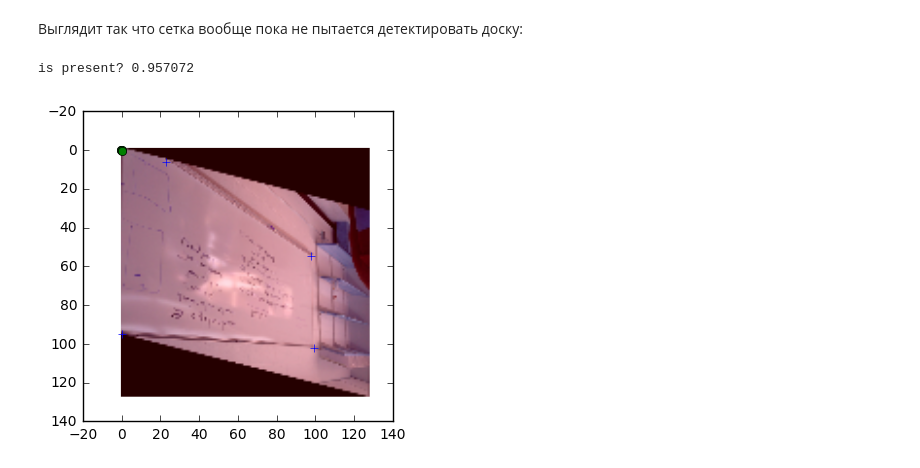
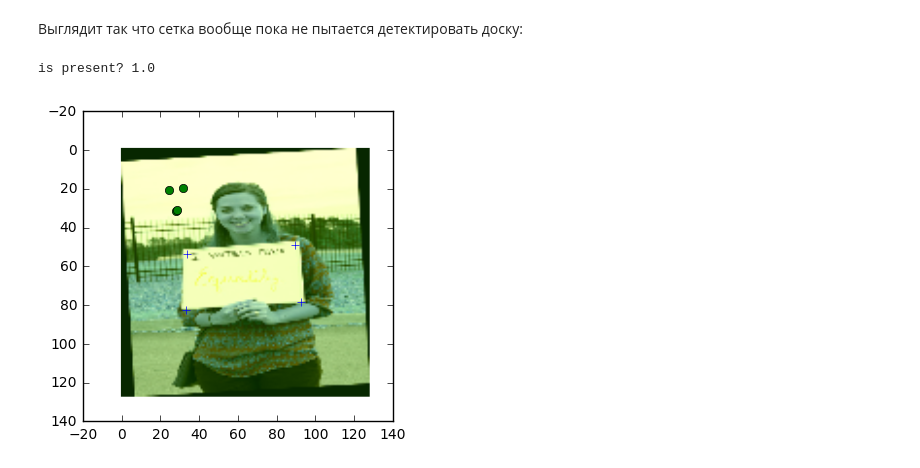
Before and after one commit to bbotio/whiteboard, a Jupyter notebook: models/Keras simple CNN.ipynb, the cells around one changed output. Drawn from its saved outputs; the diff is of its cells as text; code cells hidden in the pictures.

```diff
--- a/models/Keras simple CNN.ipynb
+++ b/models/Keras simple CNN.ipynb
@@ -26,6 +26,7 @@ from keras.layers import Input
 from keras import backend as K
 
 from models.model_zoo import lenet_like_convnet, whiteboard_detector, whiteboard_loss
+from models.image_generator import whiteboard_images
 
 sess = tf.Session()
 K.set_session(sess)
@@ -38,7 +39,7 @@ lenet = lenet_like_convnet(input_image)
 
 simple_detector = whiteboard_detector(input_image, lenet)
 
-simple_detector.compile(optimizer='sgd', loss=whiteboard_loss)
+simple_detector.compile(optimizer='adam', loss=whiteboard_loss)
 # %% [markdown]
 Учим модель:
 # %%
@@ -75,13 +62,13 @@ predictions = simple_detector.predict_on_batch(valid_batch_input)
 # %%
 %matplotlib inline
 from matplotlib import pyplot as plt
 
-img_ix = 0
+img_ix = 8
 plt.imshow(valid_batch_input[img_ix])
 plt.plot(valid_batch_labels[img_ix][2:6], valid_batch_labels[img_ix][6:10], '+')
 plt.plot(predictions[img_ix][2:6], predictions[img_ix][6:10], 'o')
 
 print("is present?", predictions[img_ix][1])
 # %% [output]
-is present? 0.957072
+is present? 1.0
-[figure, old version]
+[figure, new version]
```
Also changed, not shown: parts of 3 cells of this notebook, 3 other files.
